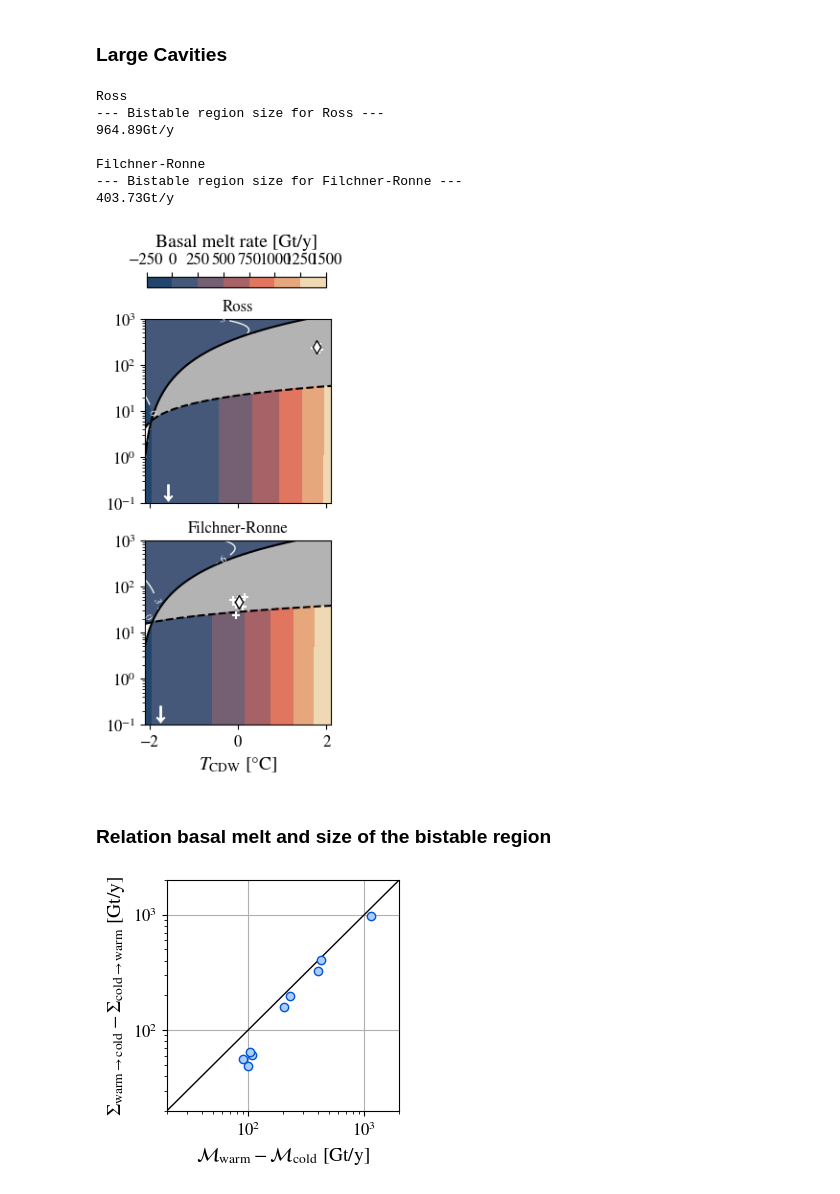
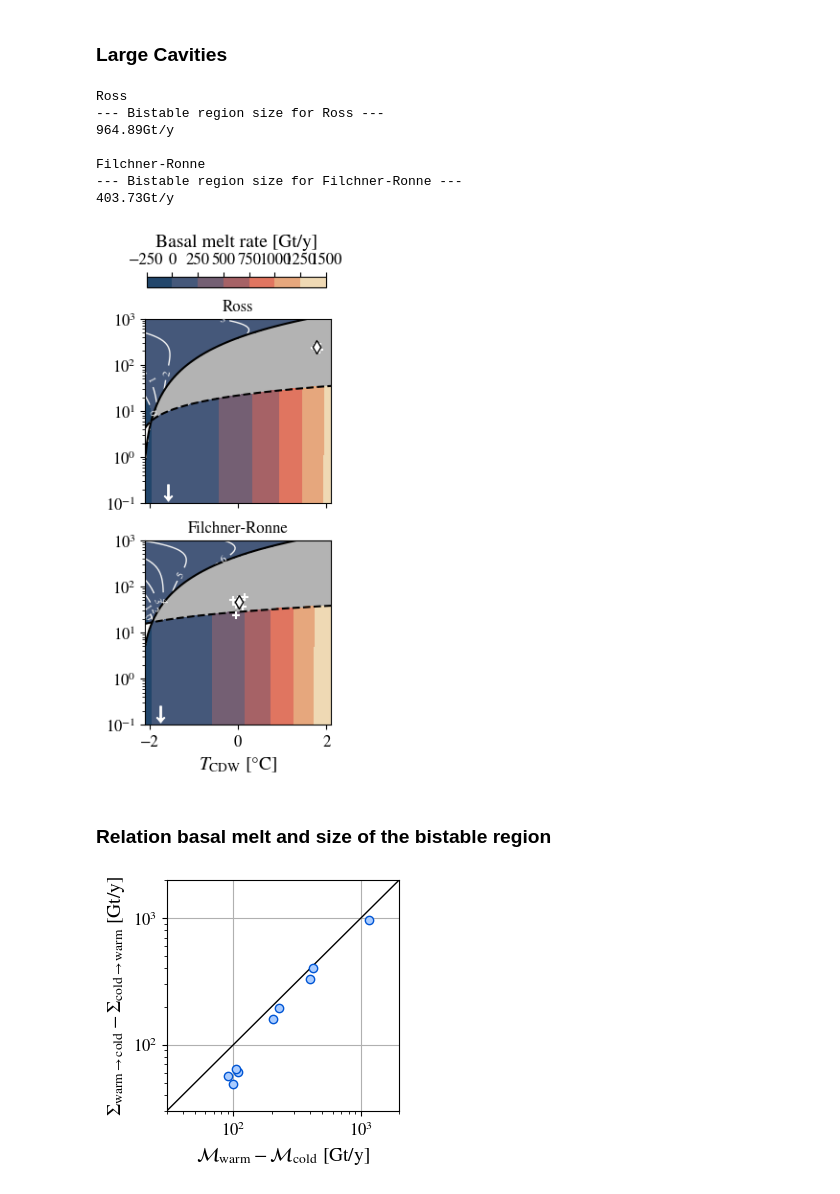
Before and after one commit to lsaddier/Low-Dimensionnal-Model-2025, a Jupyter notebook: Figure3.ipynb, the cells around one changed output. Cells and saved outputs as stored; diff of their text form; code cells hidden in the pictures.

```diff
--- a/Figure3.ipynb
+++ b/Figure3.ipynb
@@ -367,7 +369,7 @@ name_list = ['Ross','Filchner-Ronne']
 T_CDW_PICO = [-1.58,-1.76] #PICO temperature forcing
 kmax = 2-1
 vmax = 1500 #Gt/y
-levels_c = np.arange(0,20,3)
+levels_c = np.arange(0,20,1)
 levels_d = np.arange(-250,1501,250)
 height_cbar = 0.01*2
 bottom_cbar = 0.94
@@ -388,7 +390,7 @@ Ross
 Filchner-Ronne
 --- Bistable region size for Filchner-Ronne ---
 403.73Gt/y
-[figure, old version]
+[figure, new version]
 # %% [markdown]
 ### Relation basal melt and size of the bistable region
 # %%
@@ -409,15 +411,15 @@ for index in list(delta_bistable):
 # %%
 plt.figure(figsize=(3,3))
 plt.plot(np.logspace(np.log10(1e1),np.log10(2e3),50),np.logspace(np.log10(1e1),np.log10(2e3),50),c='black',linestyle='solid',linewidth=1)
 plt.scatter(delta_melt_list,delta_bistable_list,zorder=2,marker='o',edgecolors='#0055D4', facecolors='#AACCFF')
 plt.xscale('log')
 plt.yscale('log')
-plt.xlim(2e1,2e3)
-plt.ylim(2e1,2e3)
+plt.xlim(3e1,2e3)
+plt.ylim(3e1,2e3)
 plt.xlabel(r'$\mathcal{M}_\mathrm{warm}-\mathcal{M}_\mathrm{cold}$'+' [Gt/y]')
 plt.ylabel(r'$\Sigma_\mathrm{warm\to cold} - \Sigma_\mathrm{cold\to warm}$'+' [Gt/y]')
 plt.grid()
 plt.savefig('Figures/Figure3/bistable_size.pdf',format="pdf", bbox_inches = 'tight')
 plt.show()
 # %% [output]
-[figure, old version]
+[figure, new version]
```
Also changed, not shown: parts of 2 cells of this notebook, 15 other files.
